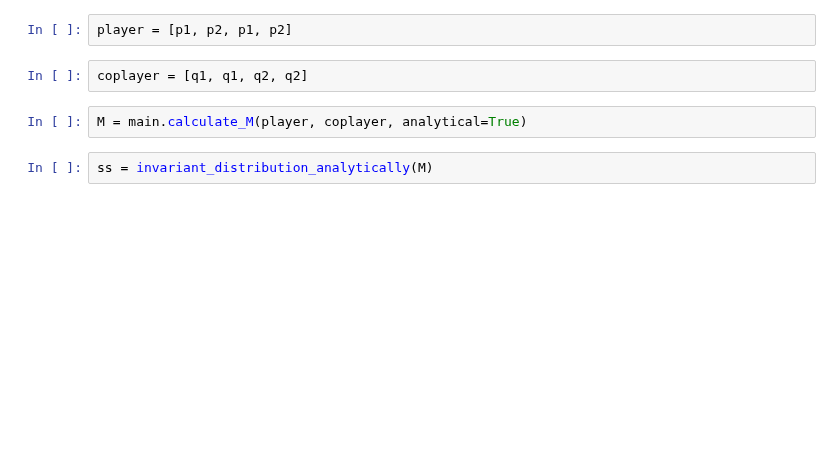
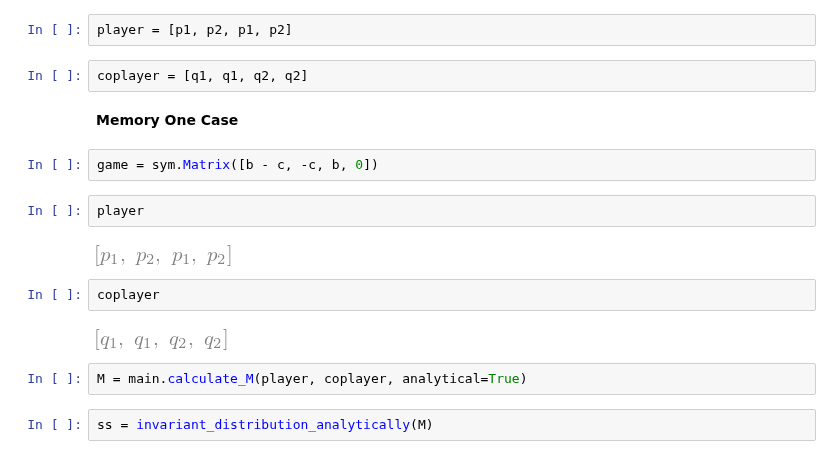
Before and after one commit to Nikoleta-v3/conditional-cooperation-with-longer-memory, a Jupyter notebook: notebooks/One bit case.ipynb, the cells around one changed output. Drawn from its saved outputs; the diff is of its cells as text; blank space fills up the shorter version.

```diff
--- a/notebooks/One bit case.ipynb
+++ b/notebooks/One bit case.ipynb
@@ -36,6 +38,18 @@ p1, p2 = sym.symbols("p1:3")
 player = [p1, p2, p1, p2]
 # %%
 coplayer = [q1, q1, q2, q2]
+# %% [markdown]
+**Memory One Case**
+# %%
+game = sym.Matrix([b - c, -c, b, 0])
+# %%
+player
+# %% [output]
+[figure, added]
+# %%
+coplayer
+# %% [output]
+[figure, added]
 # %%
 M = main.calculate_M(player, coplayer, analytical=True)
 # %%
```
Also changed, not shown: parts of 157 cells of this notebook, 10 other files.
